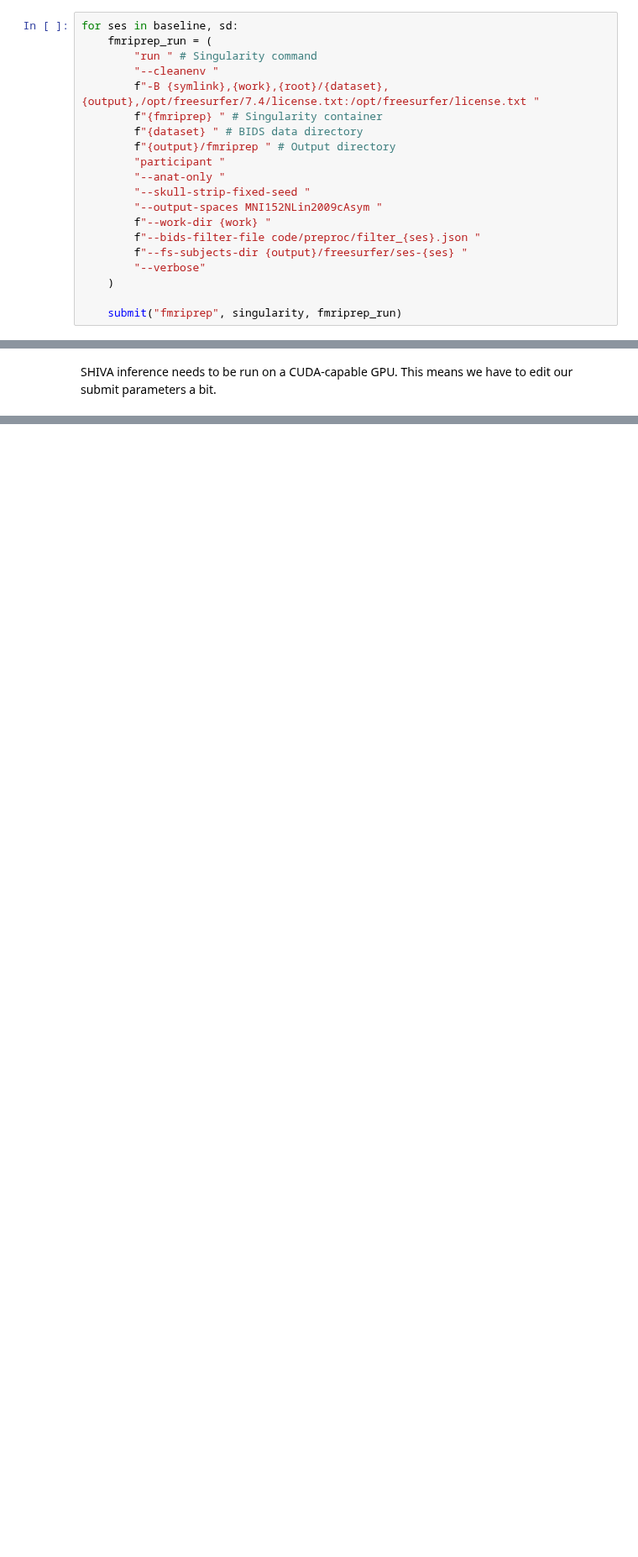
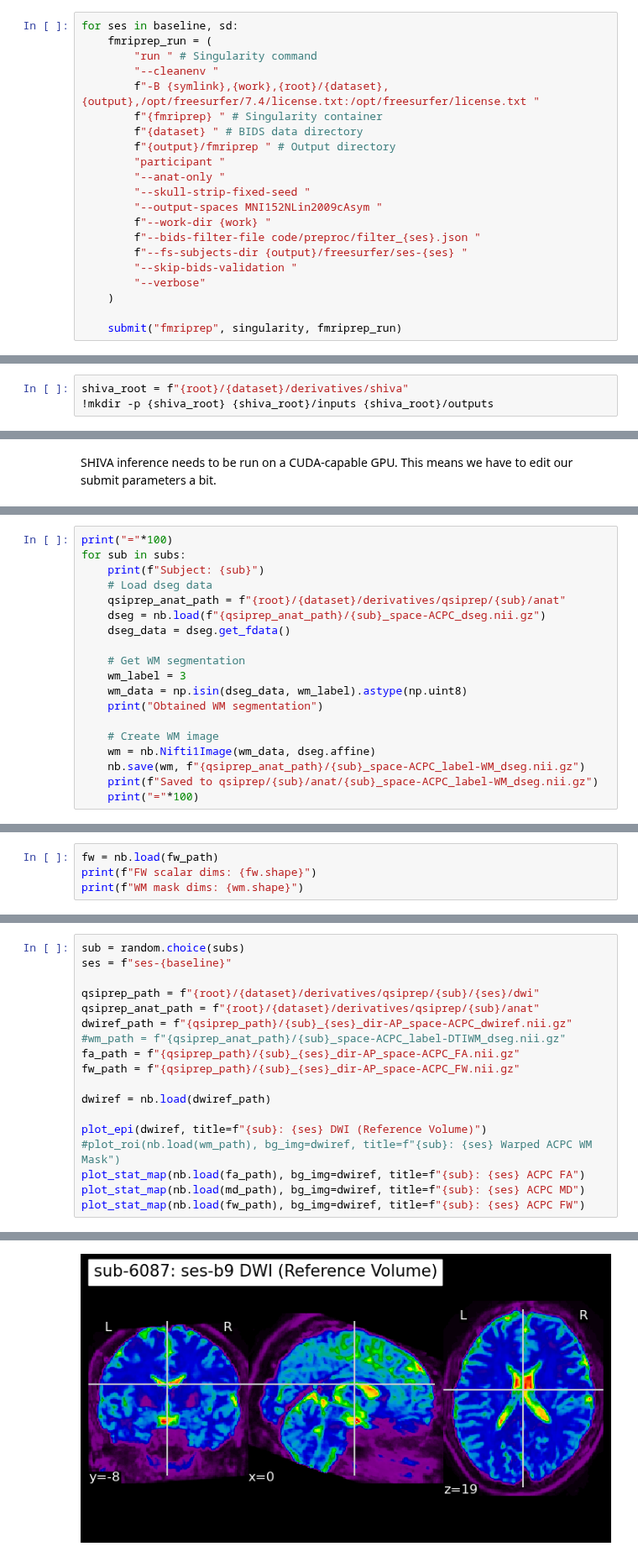
Before and after one commit to jdelberse/enigma-sd, a Jupyter notebook: code/analysis.ipynb, the cells around one changed output, grey strips where cells are left out. Shown at 84% size. Saved outputs shown, nothing was run; the diff lists cells and outputs as text; blank space fills up the shorter version.

```diff
--- a/code/analysis.ipynb
+++ b/code/analysis.ipynb
@@ -123,6 +183,7 @@ for ses in baseline, sd:
         f"--work-dir {work} "
         f"--bids-filter-file code/preproc/filter_{ses}.json "
         f"--fs-subjects-dir {output}/freesurfer/ses-{ses} "
+        "--skip-bids-validation "
         "--verbose"
     )
 
@@ -388,0 +336,3 @@ action summary:
+# %%
+shiva_root = f"{root}/{dataset}/derivatives/shiva"
+!mkdir -p {shiva_root} {shiva_root}/inputs {shiva_root}/outputs
@@ -501,0 +703,19 @@ To obtain the relative free water index (RFWI), we use the Dipy free water elimi
+# %%
+print("="*100)
+for sub in subs:
+    print(f"Subject: {sub}")
+    # Load dseg data
+    qsiprep_anat_path = f"{root}/{dataset}/derivatives/qsiprep/{sub}/anat"
+    dseg = nb.load(f"{qsiprep_anat_path}/{sub}_space-ACPC_dseg.nii.gz")
+    dseg_data = dseg.get_fdata()
+
+    # Get WM segmentation
+    wm_label = 3
+    wm_data = np.isin(dseg_data, wm_label).astype(np.uint8)
+    print("Obtained WM segmentation")
+
+    # Create WM image
+    wm = nb.Nifti1Image(wm_data, dseg.affine)
+    nb.save(wm, f"{qsiprep_anat_path}/{sub}_space-ACPC_label-WM_dseg.nii.gz")
+    print(f"Saved to qsiprep/{sub}/anat/{sub}_space-ACPC_label-WM_dseg.nii.gz")
+    print("="*100)
@@ -501,0 +742,4 @@ To obtain the relative free water index (RFWI), we use the Dipy free water elimi
+# %%
+fw = nb.load(fw_path)
+print(f"FW scalar dims: {fw.shape}")
+print(f"WM mask dims: {wm.shape}")
@@ -501,0 +855,19 @@ To obtain the relative free water index (RFWI), we use the Dipy free water elimi
+# %%
+sub = random.choice(subs)
+ses = f"ses-{baseline}"
+
+qsiprep_path = f"{root}/{dataset}/derivatives/qsiprep/{sub}/{ses}/dwi"
+qsiprep_anat_path = f"{root}/{dataset}/derivatives/qsiprep/{sub}/anat"
+dwiref_path = f"{qsiprep_path}/{sub}_{ses}_dir-AP_space-ACPC_dwiref.nii.gz"
+#wm_path = f"{qsiprep_anat_path}/{sub}_space-ACPC_label-DTIWM_dseg.nii.gz"
+fa_path = f"{qsiprep_path}/{sub}_{ses}_dir-AP_space-ACPC_FA.nii.gz"
+fw_path = f"{qsiprep_path}/{sub}_{ses}_dir-AP_space-ACPC_FW.nii.gz"
+
+dwiref = nb.load(dwiref_path)
+
+plot_epi(dwiref, title=f"{sub}: {ses} DWI (Reference Volume)")
+#plot_roi(nb.load(wm_path), bg_img=dwiref, title=f"{sub}: {ses} Warped ACPC WM Mask")
+plot_stat_map(nb.load(fa_path), bg_img=dwiref, title=f"{sub}: {ses} ACPC FA")
+plot_stat_map(nb.load(md_path), bg_img=dwiref, title=f"{sub}: {ses} ACPC MD")
+plot_stat_map(nb.load(fw_path), bg_img=dwiref, title=f"{sub}: {ses} ACPC FW")
+# %% [output]
@@ -501,0 +875 @@ To obtain the relative free water index (RFWI), we use the Dipy free water elimi
+[figure, added]
```
Also changed, not shown: parts of 117 cells of this notebook.
